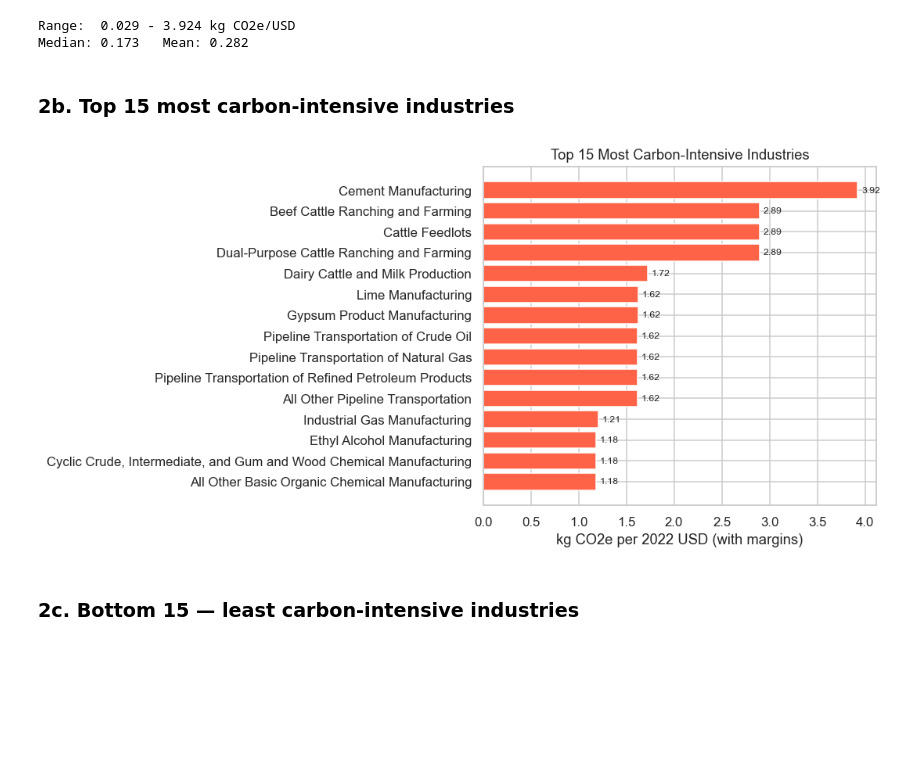
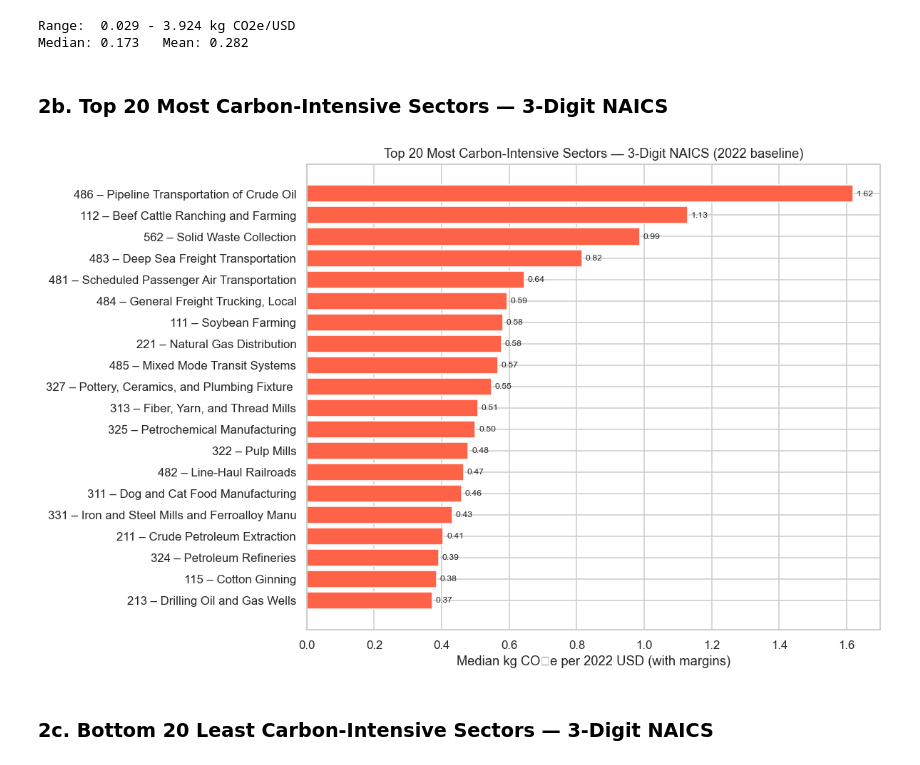
Before and after one commit to owainwilliams1/CSE151Project, a Jupyter notebook: project.ipynb, the cells around one changed output. Cells and saved outputs as stored; diff of their text form; code cells hidden in the pictures; blank space fills up the shorter version.

```diff
--- a/project.ipynb
+++ b/project.ipynb
@@ -101,0 +86,16 @@ v22[["ef_no_margin", "ef_margin", "ef_with_margin"]].describe().round(4)
+# %%
+v22["naics3"] = v22["naics_code"].astype(str).str[:3]
+
+# First industry title per 3-digit group gives a readable sector label
+sector_label = v22.groupby("naics3")["industry"].first()
+
+df3 = (
+    v22.groupby("naics3")["ef_with_margin"]
+    .agg(median="median", mean="mean", n_subindustries="count")
+    .join(sector_label)
+    .reset_index()
+    .sort_values("median", ascending=False)
+)
+
+print(f"3-digit sectors: {len(df3)}  (from {len(v22)} 6-digit industries)")
+df3.head(10)[["naics3", "industry", "median", "mean", "n_subindustries"]]
@@ -128,19 +141,20 @@ print(f"Median: {v22['ef_with_margin'].median():.3f}   Mean: {v22['ef_with_margi
 Range:  0.029 - 3.924 kg CO2e/USD
 Median: 0.173   Mean: 0.282
 # %% [markdown]
-### 2b. Top 15 most carbon-intensive industries
+### 2b. Top 20 Most Carbon-Intensive Sectors — 3-Digit NAICS
 # %%
-top15 = v22.nlargest(15, "ef_with_margin")[["industry", "ef_with_margin"]].reset_index(drop=True)
+top20 = df3.nlargest(20, "median").reset_index(drop=True)
+labels = top20["naics3"] + " – " + top20["industry"].str[:40]
 
-fig, ax = plt.subplots(figsize=(10, 5))
-bars = ax.barh(top15["industry"][::-1], top15["ef_with_margin"][::-1], color="tomato")
-ax.set_xlabel("kg CO2e per 2022 USD (with margins)")
-ax.set_title("Top 15 Most Carbon-Intensive Industries")
+fig, ax = plt.subplots(figsize=(11, 7))
+bars = ax.barh(labels[::-1], top20["median"][::-1], color="tomato")
+ax.set_xlabel("Median kg CO₂e per 2022 USD (with margins)")
+ax.set_title("Top 20 Most Carbon-Intensive Sectors — 3-Digit NAICS (2022 baseline)")
 ax.bar_label(bars, fmt="%.2f", padding=3, fontsize=8)
 plt.tight_layout()
 plt.show()
 # %% [output]
-[figure, old version]
+[figure, new version]
 # %% [markdown]
-### 2c. Bottom 15 — least carbon-intensive industries
+### 2c. Bottom 20 Least Carbon-Intensive Sectors — 3-Digit NAICS
 # %%
```
Also changed, not shown: parts of 16 cells of this notebook, 2 other files.
